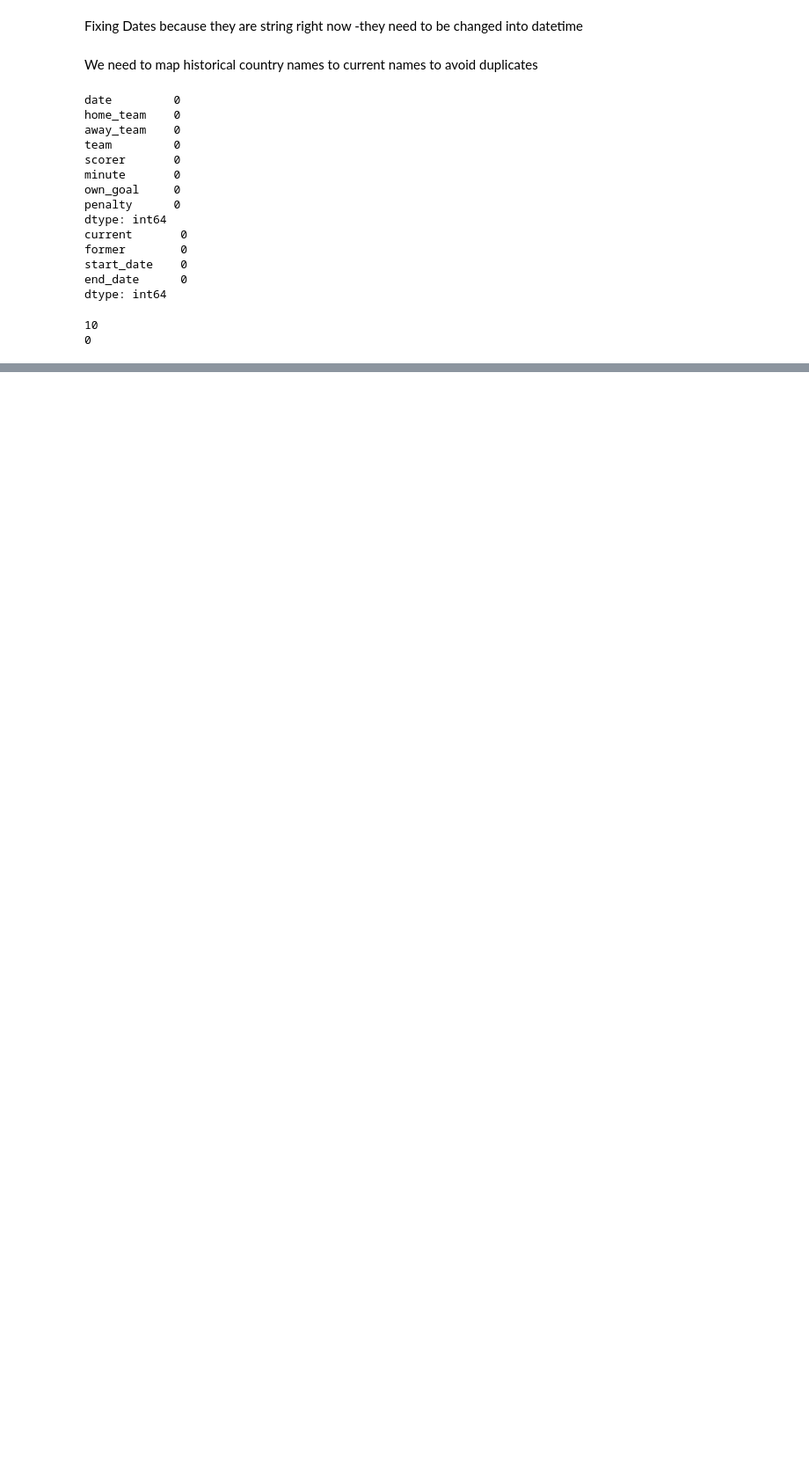
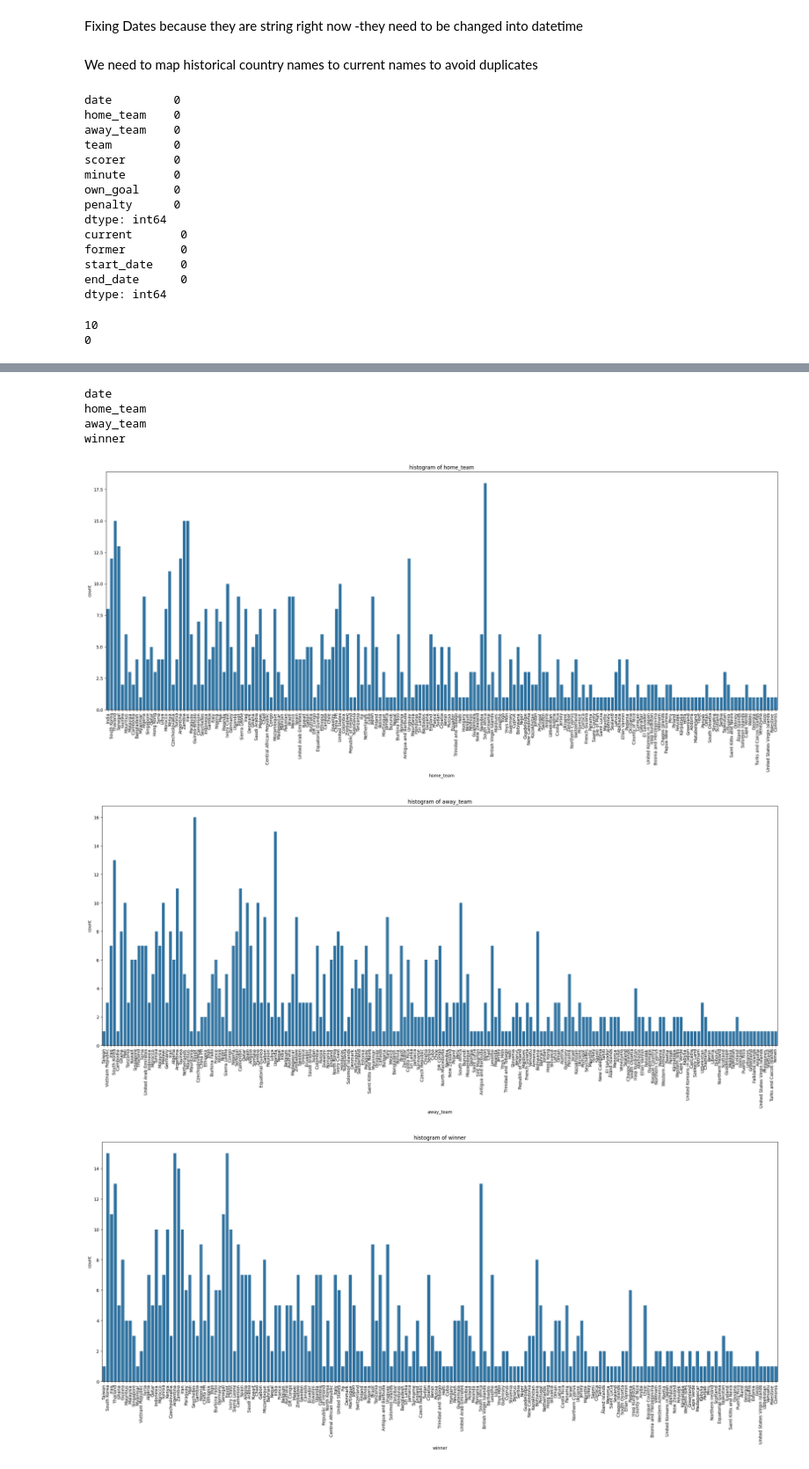
Before and after one commit to Snehit7/World_Cup_Analysis, a Jupyter notebook: World_Cup_Predication.ipynb, the cells around one changed output, grey strips where cells are left out. Shown at 88% size. Cells and saved outputs as stored; diff of their text form; code cells hidden in the pictures; blank space fills up the shorter version.

```diff
--- a/World_Cup_Predication.ipynb
+++ b/World_Cup_Predication.ipynb
@@ -273,0 +380,22 @@ goal_scorers = goal_scorers.drop_duplicates()
+# %%
+shootouts.drop(columns='date')
+for col in shootouts:
+    print(col)
+# %% [output]
+date
+home_team
+away_team
+winner
+# %%
+
+
+for col in shootouts.drop(columns='date'):
+    plt.figure(figsize=(28,10))
+    sns.countplot(data=shootouts,x=col)
+    plt.title(f'histogram of {col}')
+    plt.xticks(rotation=90)
+    plt.show()
+# %% [output]
+[figure, added]
+[figure, added]
+[figure, added]
```
Also changed, not shown: parts of 11 cells of this notebook.
